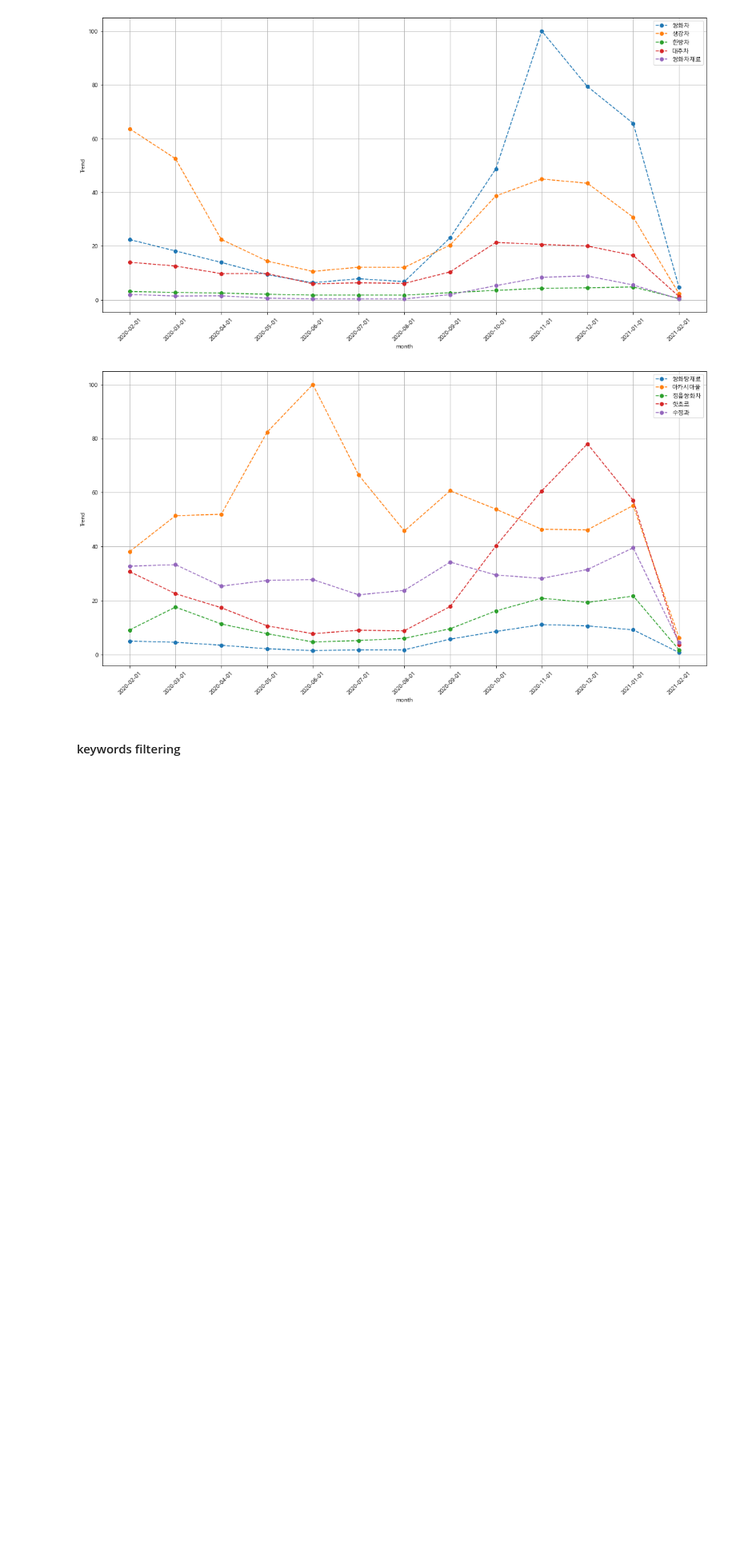
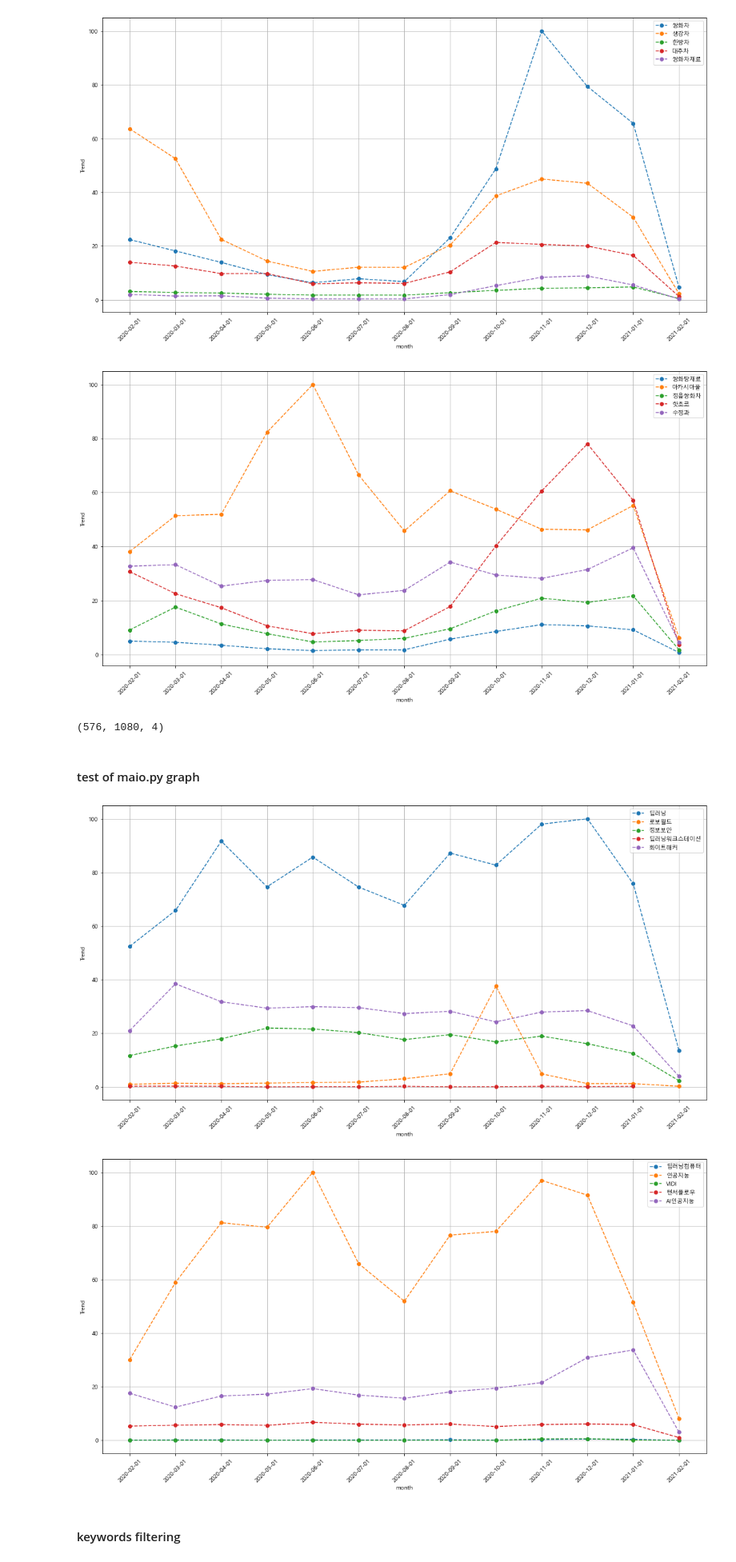
Before and after one commit to epsilon-deltta/MAIO, a Jupyter notebook: ad_management_sample.ipynb, the cells around one changed output. Shown at 80% size. Cells and saved outputs as stored; diff of their text form; code cells hidden in the pictures; blank space fills up the shorter version.

Commit message:
added the function showing graph to keytrend class

```diff
--- a/ad_management_sample.ipynb
+++ b/ad_management_sample.ipynb
@@ -322,3 +324,16 @@ for i in range(2):
+# %%
+np.array(fig.canvas.renderer._renderer).shape
+# %% [output]
+(576, 1080, 4)
+# %% [markdown]
+#### test of maio.py graph
+# %%
+from maio import keywordTrend as kt
+ktrend = kt('딥러닝')
+ktrend.show()
+# %% [output]
+[figure, added]
+[figure, added]
 # %% [markdown]
 #### keywords filtering
 # %%
```
Also changed, not shown: parts of 2 cells of this notebook, 5 other files.
